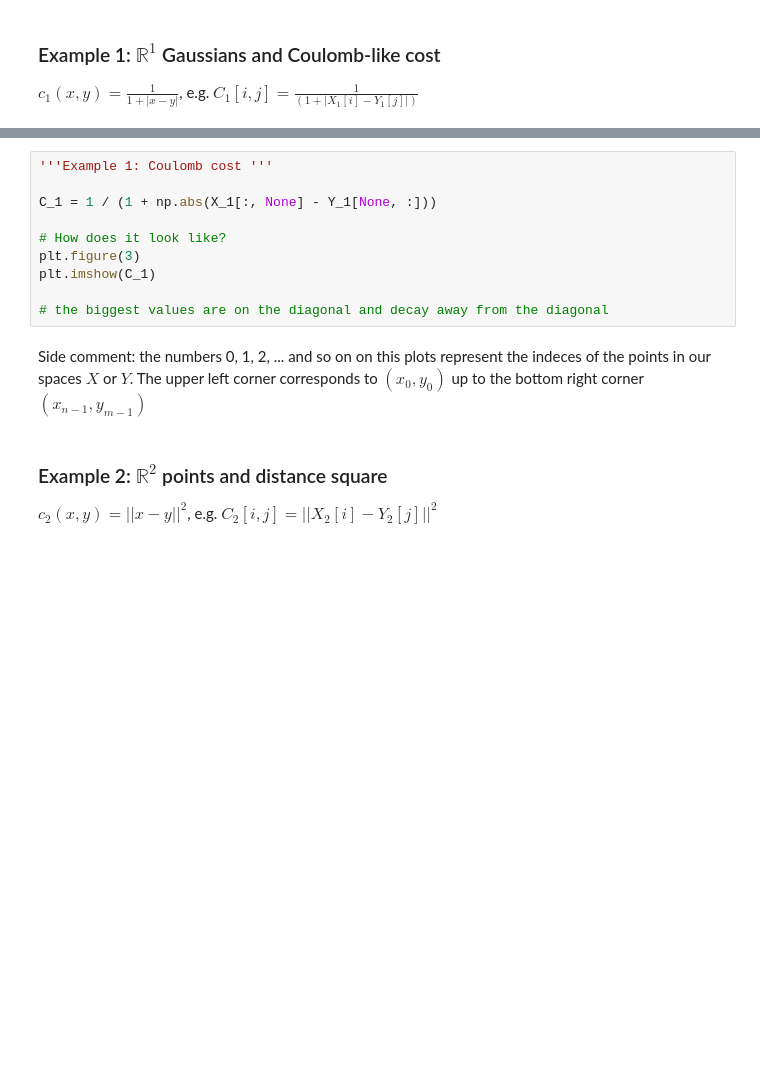
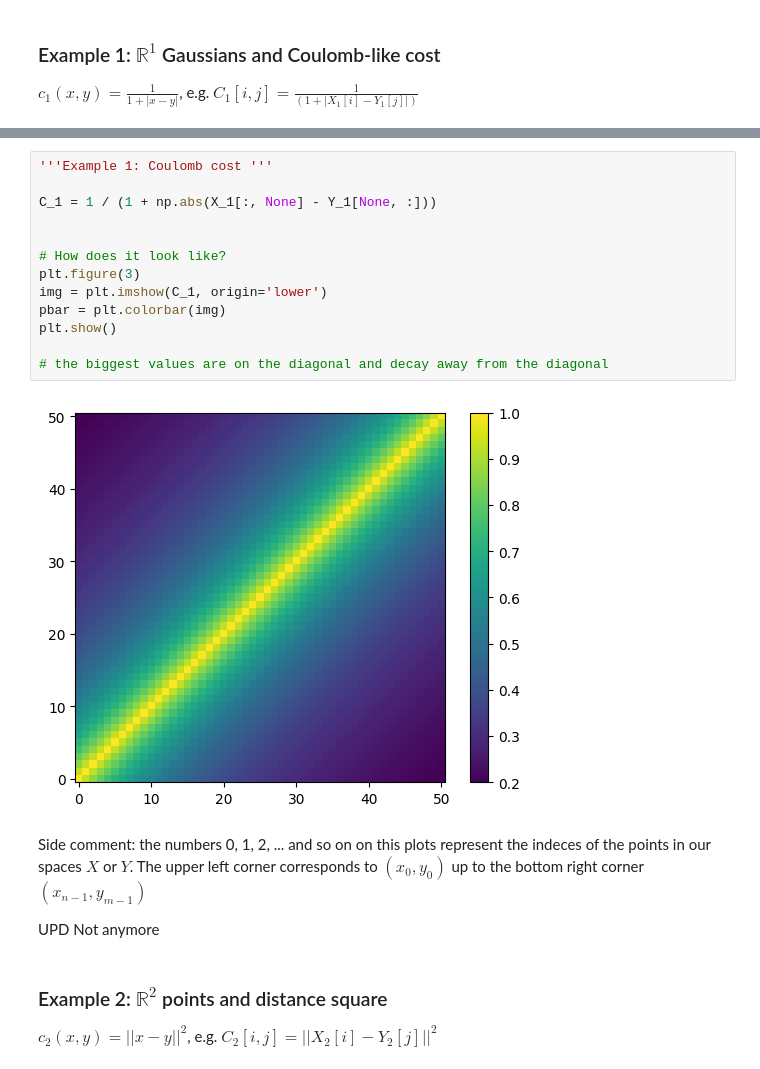
Before and after one commit to shelestvitru/OT-tutorials, a Jupyter notebook: Tutorial_1.ipynb, the cells around one changed output, grey strips where cells are left out. Drawn from its saved outputs; the diff is of its cells as text; blank space fills up the shorter version.

```diff
--- a/Tutorial_1.ipynb
+++ b/Tutorial_1.ipynb
@@ -73,15 +73,22 @@ plt.legend(loc=0)
 # %%
 '''Example 1: Coulomb cost '''
 
 C_1 = 1 / (1 + np.abs(X_1[:, None] - Y_1[None, :]))
 
+
 # How does it look like?
 plt.figure(3)
-plt.imshow(C_1)
+img = plt.imshow(C_1, origin='lower')
+pbar = plt.colorbar(img)
+plt.show()
 
 # the biggest values are on the diagonal and decay away from the diagonal
+# %% [output]
+[figure, added]
 # %% [markdown]
 Side comment: the numbers 0, 1, 2, ... and so on on this plots represent the indeces of the points in our spaces $X$ or $Y$. The upper left corner corresponds to $(x_0, y_0)$ up to the bottom right corner $(x_{n-1}, y_{m-1})$
+
+UPD Not anymore
 # %% [markdown]
 ### Example 2: $\mathbb R^2$ points and distance square
 $c_2(x,y) = ||x-y||^2$,  e.g. $C_2[i,j] = ||X_2[i]-Y_2[j]||^2$
```
Also changed, not shown: parts of 25 cells of this notebook, 2 other files.
